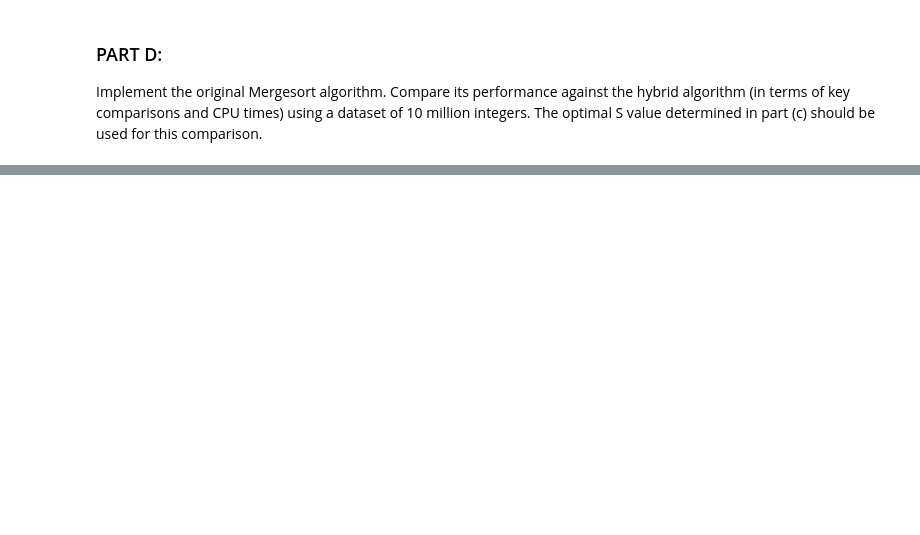
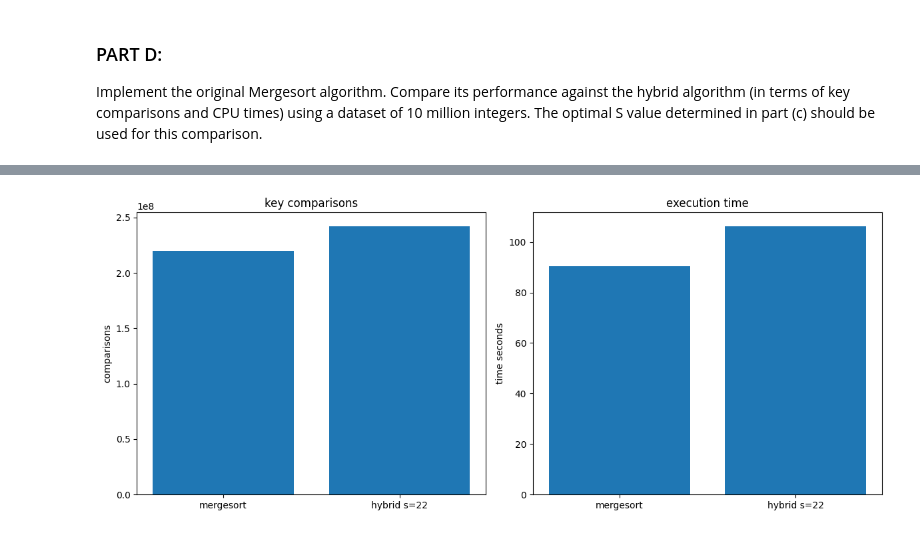
Before and after one commit to maejikal/SC2001-Algorithm-Lab, a Jupyter notebook: lab1/project1.ipynb, the cells around one changed output, grey strips where cells are left out. Cells and saved outputs as stored; diff of their text form; code cells hidden in the pictures; blank space fills up the shorter version.

```diff
--- a/lab1/project1.ipynb
+++ b/lab1/project1.ipynb
@@ -383,7 +418,7 @@ print(f"testing with dataset of {test_size:,} integers...")
 
 # generate test dataset
 random.seed(2025)
-test_dataset = [random.randint(0, 10**9) for _ in range(test_size)]
+test_dataset = [random.randint(10000000, 20000000) for _ in range(test_size)]
 print(f"generated test dataset of size {len(test_dataset):,}")
 
 # test original mergesort
@@ -429,0 +483,21 @@ else:
+# %%
+# part d comparison graph
+fig, (ax1, ax2) = plt.subplots(1, 2, figsize=(12, 5))
+
+# comparisons
+algorithms = ['mergesort', f'hybrid s={best_S}']
+comparisons = [merge_comps, hybrid_comps]
+ax1.bar(algorithms, comparisons)
+ax1.set_ylabel('comparisons')
+ax1.set_title('key comparisons')
+
+# execution time
+times = [merge_time, hybrid_time]
+ax2.bar(algorithms, times)
+ax2.set_ylabel('time seconds')
+ax2.set_title('execution time')
+
+plt.tight_layout()
+plt.show()
+# %% [output]
+[figure, added]
```
Also changed, not shown: parts of 2 cells of this notebook.
